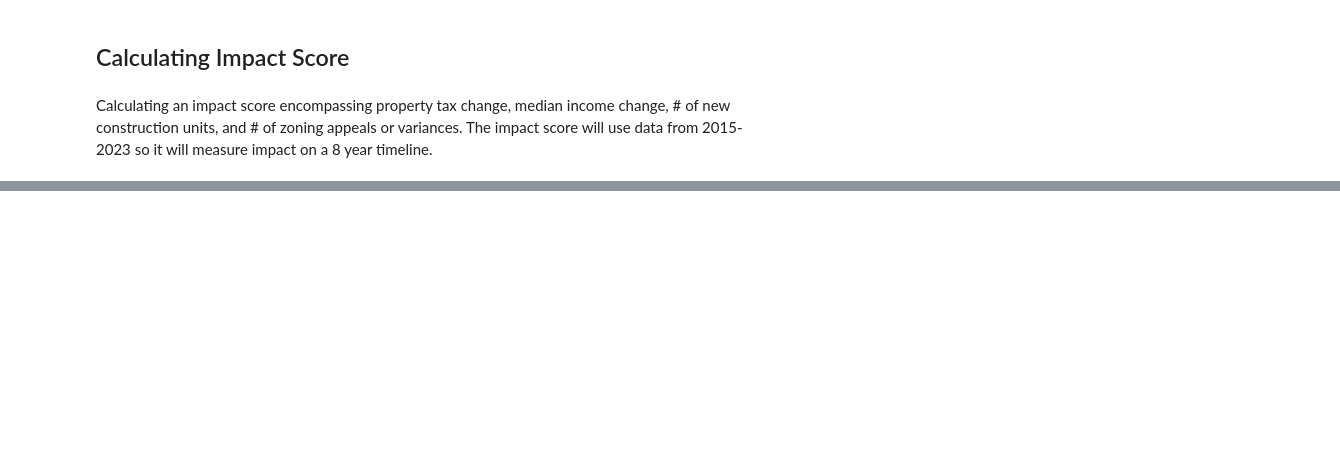
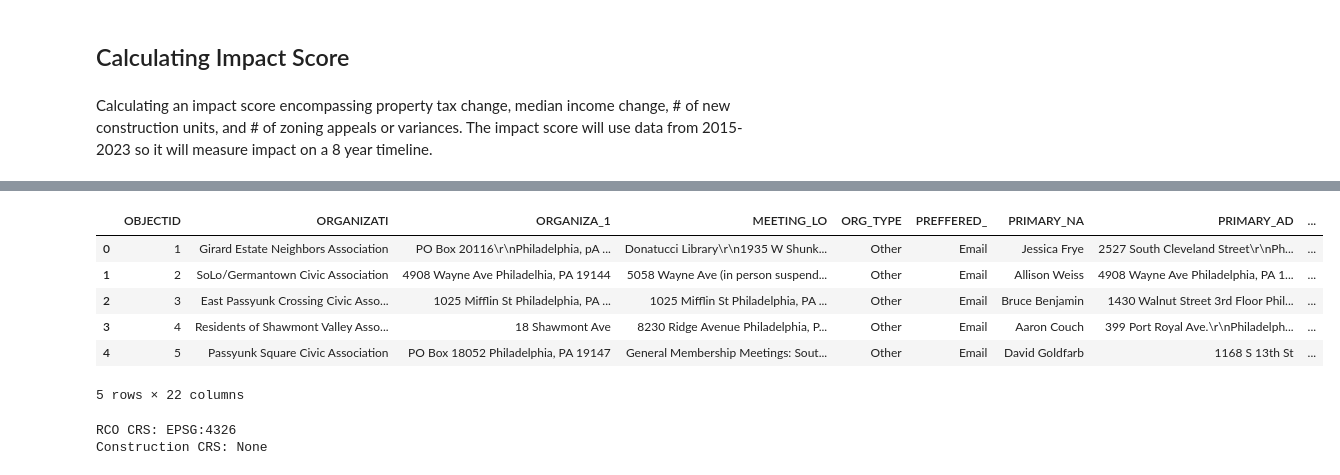
Before and after one commit to avavani/Practicum, a Jupyter notebook: notebooks/impact_score.ipynb, the cells around one changed output, grey strips where cells are left out. Saved outputs shown, nothing was run; the diff lists cells and outputs as text; code cells hidden in the pictures; blank space fills up the shorter version.

Commit message:
complete yimby dataset
calculations to create yimby dataset

```diff
--- a/notebooks/impact_score.ipynb
+++ b/notebooks/impact_score.ipynb
@@ -80,0 +198,28 @@ taxable_prop.head()
+# %%
+rco = gpd.read_file(r"C:\Penn MCP\Fourth Semester\Practicum\notebooks\Zoning_RCO.shp")
+# %%
+rco.head()
+# %% [output]
+|  | OBJECTID | ORGANIZATI | ORGANIZA_1 | MEETING_LO | ORG_TYPE | PREFFERED_ | PRIMARY_NA | PRIMARY_AD | ... |
+| 0 | 1 | Girard Estate Neighbors Association | PO Box 20116\r\nPhiladelphia, pA ... | Donatucci Library\r\n1935 W Shunk... | Other | Email | Jessica Frye | 2527 South Cleveland Street\r\nPh... | ... |
+| 1 | 2 | SoLo/Germantown Civic Association | 4908 Wayne Ave Philadelhia, PA 19144 | 5058 Wayne Ave (in person suspend... | Other | Email | Allison Weiss | 4908 Wayne Ave Philadelphia, PA 1... | ... |
+| 2 | 3 | East Passyunk Crossing Civic Asso... | 1025 Mifflin St Philadelphia, PA ... | 1025 Mifflin St Philadelphia, PA ... | Other | Email | Bruce Benjamin | 1430 Walnut Street 3rd Floor Phil... | ... |
+| 3 | 4 | Residents of Shawmont Valley Asso... | 18 Shawmont Ave | 8230 Ridge Avenue Philadelphia, P... | Other | Email | Aaron Couch | 399 Port Royal Ave.\r\nPhiladelph... | ... |
+| 4 | 5 | Passyunk Square Civic Association | PO Box 18052 Philadelphia, PA 19147 | General Membership Meetings: Sout... | Other | Email | David Goldfarb | 1168 S 13th St | ... |
+5 rows × 22 columns
+# %%
+# Check CRS of both datasets
+print("RCO CRS:", rco.crs)
+print("Construction CRS:", cons.crs)
+
+# Set CRS for construction data (assuming it's in WGS84 - EPSG:4326, which is common for GeoJSON)
+cons.set_crs(epsg=4326, inplace=True)
+
+# Now reproject to match RCO's CRS
+cons = cons.to_crs(rco.crs)
+
+# Perform spatial join
+construction_rco = gpd.sjoin(rco, cons, how='right', predicate='intersects')
+# %% [output]
+RCO CRS: EPSG:4326
+Construction CRS: None
```
Also changed, not shown: parts of 38 cells of this notebook, 23 other files.
